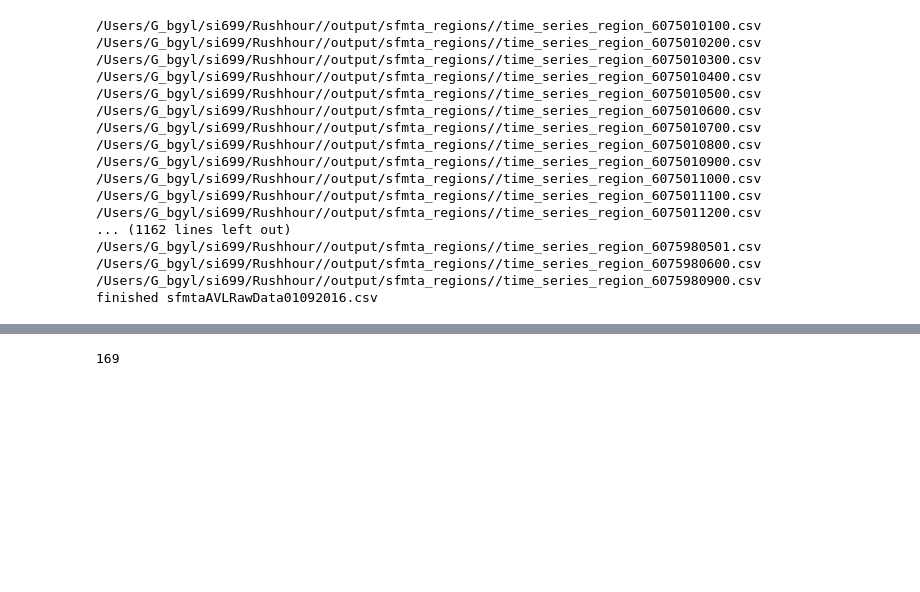
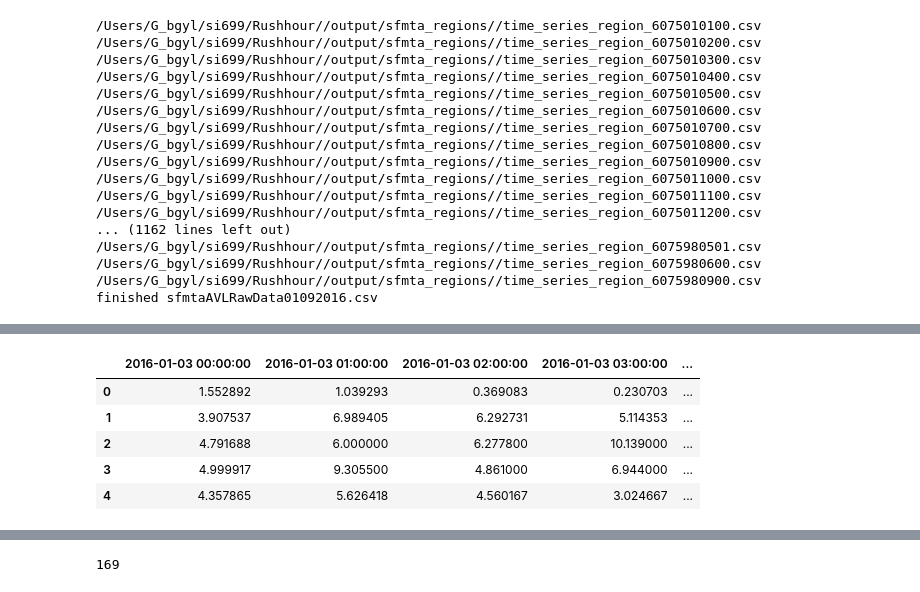
Before and after one commit to sakoki/Rushhour, a Jupyter notebook: code/playground/ARIMA_baseline.ipynb, the cells around one changed output, grey strips where cells are left out. Cells and saved outputs as stored; diff of their text form; code cells hidden in the pictures; blank space fills up the shorter version.

```diff
--- a/code/playground/ARIMA_baseline.ipynb
+++ b/code/playground/ARIMA_baseline.ipynb
@@ -373,5 +391,11 @@ sample_time_series_scale= pd.read_csv(DIR_ROOT +'/output/region_by_time_series_s
 # %%
 sample_time_series= pd.read_csv(DIR_ROOT +'/output/region_by_time_series.csv')
 # %%
-sample_time_series.columns
+sample_time_series.head()
 # %% [output]
+|  | 2016-01-03 00:00:00 | 2016-01-03 01:00:00 | 2016-01-03 02:00:00 | 2016-01-03 03:00:00 | ... |
+| 0 | 1.552892 | 1.039293 | 0.369083 | 0.230703 | ... |
+| 1 | 3.907537 | 6.989405 | 6.292731 | 5.114353 | ... |
+| 2 | 4.791688 | 6.000000 | 6.277800 | 10.139000 | ... |
+| 3 | 4.999917 | 9.305500 | 4.861000 | 6.944000 | ... |
+| 4 | 4.357865 | 5.626418 | 4.560167 | 3.024667 | ... |
```
Also changed, not shown: parts of 12 cells of this notebook, 7 other files.
